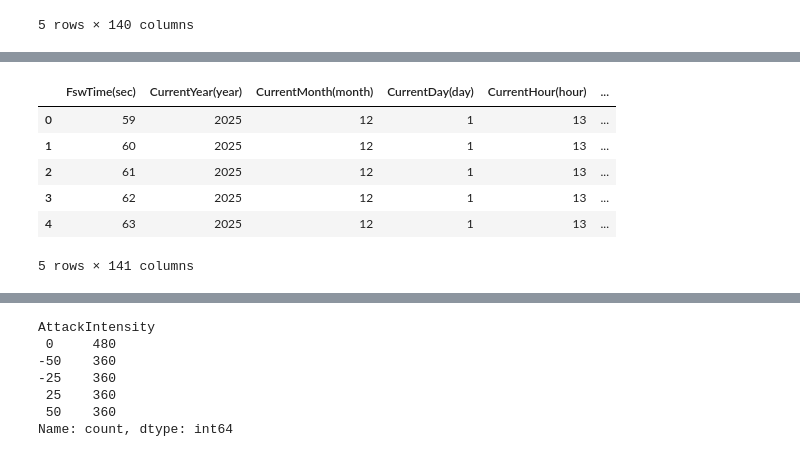
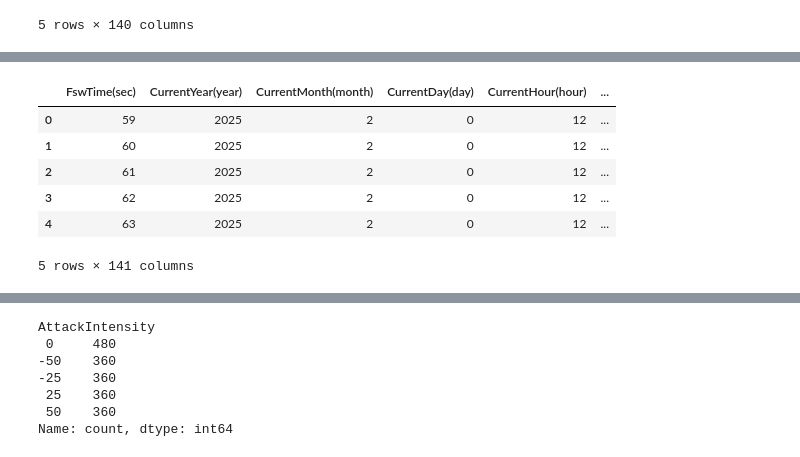
Before and after one commit to bernadlger/space-cyber-anomaly-detection, a Jupyter notebook: notebooks/01_eda.ipynb, the cells around one changed output, grey strips where cells are left out. Drawn from its saved outputs; the diff is of its cells as text; code cells hidden in the pictures.

```diff
--- a/notebooks/01_eda.ipynb
+++ b/notebooks/01_eda.ipynb
@@ -137,12 +149,12 @@ sample_baseline_df.head()
 # %%
-#örnek attack csv dosyası içeriği:
-sample_attack_df = pd.read_csv(BASE / "attack_rwc/fsw_data_12_324.0_25.csv")
-sample_attack_df.head()
+#örnek attack_rwa csv dosyası içeriği:
+sample_attack_rwa_df = pd.read_csv(BASE / "attack_rwa/fsw_data_2_180.0_-25.csv")
+sample_attack_rwa_df.head()
 # %% [output]
 |  | FswTime(sec) | CurrentYear(year) | CurrentMonth(month) | CurrentDay(day) | CurrentHour(hour) | ... |
-| 0 | 59 | 2025 | 12 | 1 | 13 | ... |
-| 1 | 60 | 2025 | 12 | 1 | 13 | ... |
-| 2 | 61 | 2025 | 12 | 1 | 13 | ... |
-| 3 | 62 | 2025 | 12 | 1 | 13 | ... |
-| 4 | 63 | 2025 | 12 | 1 | 13 | ... |
+| 0 | 59 | 2025 | 2 | 0 | 12 | ... |
+| 1 | 60 | 2025 | 2 | 0 | 12 | ... |
+| 2 | 61 | 2025 | 2 | 0 | 12 | ... |
+| 3 | 62 | 2025 | 2 | 0 | 12 | ... |
+| 4 | 63 | 2025 | 2 | 0 | 12 | ... |
 5 rows × 141 columns
```
Also changed, not shown: parts of 7 cells of this notebook.
